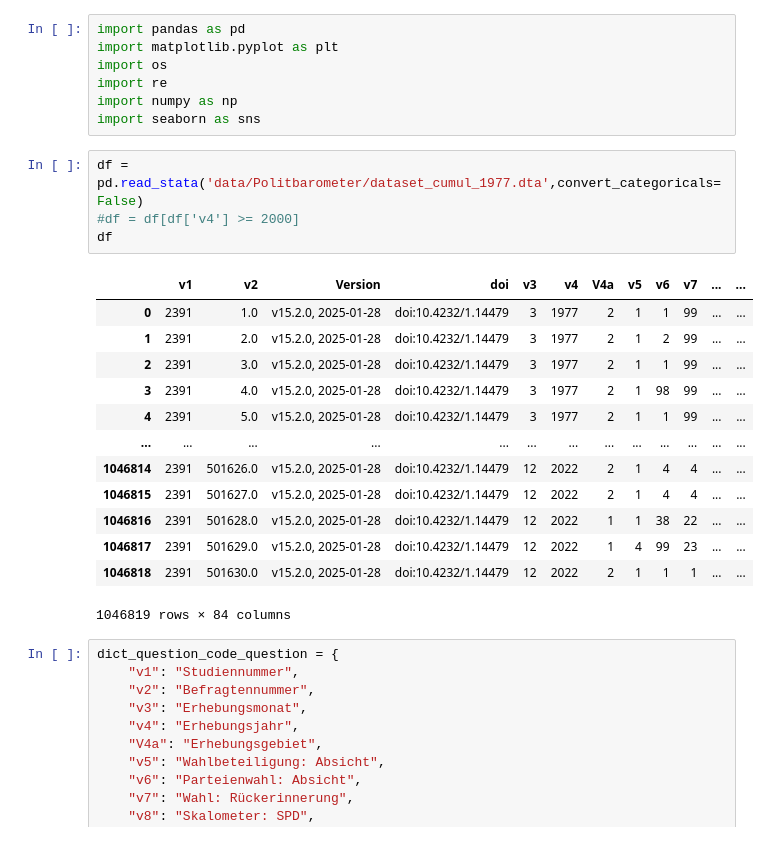
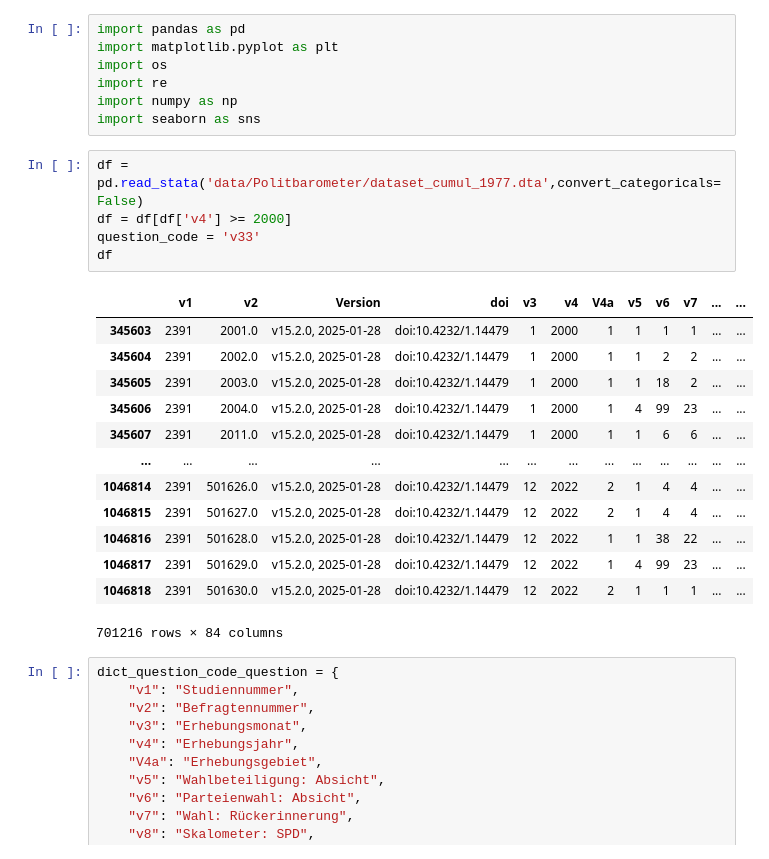
Before and after one commit to atg205/VoteMax, a Jupyter notebook: classification_politbarometer.ipynb, the cells around one changed output. Cells and saved outputs as stored; diff of their text form.

```diff
--- a/classification_politbarometer.ipynb
+++ b/classification_politbarometer.ipynb
@@ -7,22 +7,23 @@ import numpy as np
 import seaborn as sns
 # %%
 df = pd.read_stata('data/Politbarometer/dataset_cumul_1977.dta',convert_categoricals=False)
-#df = df[df['v4'] >= 2000]
+df = df[df['v4'] >= 2000]
+question_code = 'v33'
 df
 # %% [output]
 |  | v1 | v2 | Version | doi | v3 | v4 | V4a | v5 | v6 | v7 | ... | ... |
-| 0 | 2391 | 1.0 | v15.2.0, 2025-01-28 | doi:10.4232/1.14479 | 3 | 1977 | 2 | 1 | 1 | 99 | ... | ... |
-| 1 | 2391 | 2.0 | v15.2.0, 2025-01-28 | doi:10.4232/1.14479 | 3 | 1977 | 2 | 1 | 2 | 99 | ... | ... |
-| 2 | 2391 | 3.0 | v15.2.0, 2025-01-28 | doi:10.4232/1.14479 | 3 | 1977 | 2 | 1 | 1 | 99 | ... | ... |
-| 3 | 2391 | 4.0 | v15.2.0, 2025-01-28 | doi:10.4232/1.14479 | 3 | 1977 | 2 | 1 | 98 | 99 | ... | ... |
-| 4 | 2391 | 5.0 | v15.2.0, 2025-01-28 | doi:10.4232/1.14479 | 3 | 1977 | 2 | 1 | 1 | 99 | ... | ... |
+| 345603 | 2391 | 2001.0 | v15.2.0, 2025-01-28 | doi:10.4232/1.14479 | 1 | 2000 | 1 | 1 | 1 | 1 | ... | ... |
+| 345604 | 2391 | 2002.0 | v15.2.0, 2025-01-28 | doi:10.4232/1.14479 | 1 | 2000 | 1 | 1 | 2 | 2 | ... | ... |
+| 345605 | 2391 | 2003.0 | v15.2.0, 2025-01-28 | doi:10.4232/1.14479 | 1 | 2000 | 1 | 1 | 18 | 2 | ... | ... |
+| 345606 | 2391 | 2004.0 | v15.2.0, 2025-01-28 | doi:10.4232/1.14479 | 1 | 2000 | 1 | 4 | 99 | 23 | ... | ... |
+| 345607 | 2391 | 2011.0 | v15.2.0, 2025-01-28 | doi:10.4232/1.14479 | 1 | 2000 | 1 | 1 | 6 | 6 | ... | ... |
 | ... | ... | ... | ... | ... | ... | ... | ... | ... | ... | ... | ... | ... |
 | 1046814 | 2391 | 501626.0 | v15.2.0, 2025-01-28 | doi:10.4232/1.14479 | 12 | 2022 | 2 | 1 | 4 | 4 | ... | ... |
 | 1046815 | 2391 | 501627.0 | v15.2.0, 2025-01-28 | doi:10.4232/1.14479 | 12 | 2022 | 2 | 1 | 4 | 4 | ... | ... |
 | 1046816 | 2391 | 501628.0 | v15.2.0, 2025-01-28 | doi:10.4232/1.14479 | 12 | 2022 | 1 | 1 | 38 | 22 | ... | ... |
 | 1046817 | 2391 | 501629.0 | v15.2.0, 2025-01-28 | doi:10.4232/1.14479 | 12 | 2022 | 1 | 4 | 99 | 23 | ... | ... |
 | 1046818 | 2391 | 501630.0 | v15.2.0, 2025-01-28 | doi:10.4232/1.14479 | 12 | 2022 | 2 | 1 | 1 | 1 | ... | ... |
-1046819 rows × 84 columns
+701216 rows × 84 columns
 # %%
 dict_question_code_question = {
     "v1": "Studiennummer",
```
Also changed, not shown: parts of 19 cells of this notebook, 4 other files.
